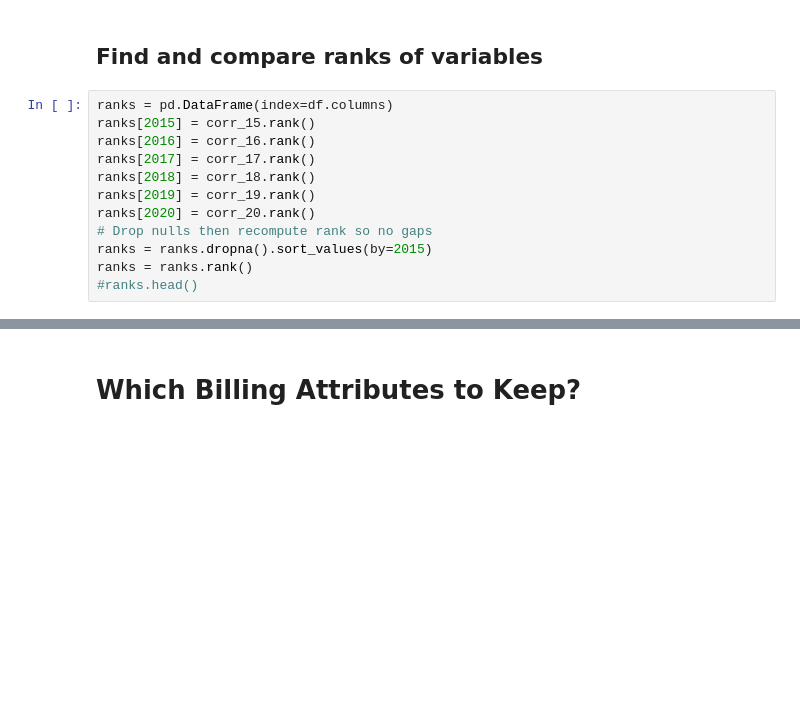
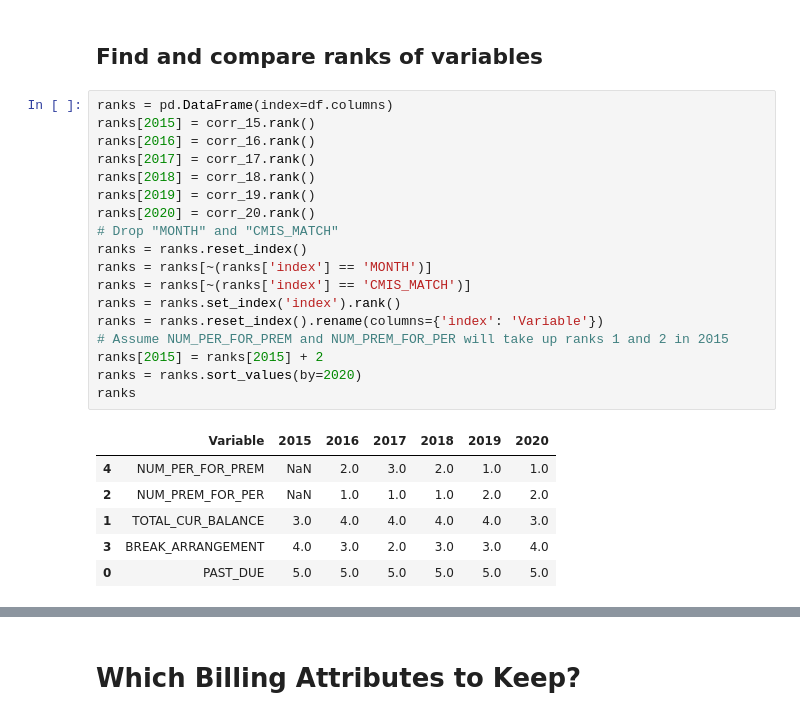
Before and after one commit to middlec000/SPA_predict_homelessness, a Jupyter notebook: Code/00_Data_Exploration.ipynb, the cells around one changed output, grey strips where cells are left out. Drawn from its saved outputs; the diff is of its cells as text; blank space fills up the shorter version.

```diff
--- a/Code/00_Data_Exploration.ipynb
+++ b/Code/00_Data_Exploration.ipynb
@@ -297,12 +330,25 @@ sns.scatterplot(data=events_by_time, x='ARREARSMONTH', y='SPA_PER_ID', hue='CMIS
 # %%
 ranks = pd.DataFrame(index=df.columns)
 ranks[2015] = corr_15.rank()
 ranks[2016] = corr_16.rank()
 ranks[2017] = corr_17.rank()
 ranks[2018] = corr_18.rank()
 ranks[2019] = corr_19.rank()
 ranks[2020] = corr_20.rank()
-# Drop nulls then recompute rank so no gaps
-ranks = ranks.dropna().sort_values(by=2015)
-ranks = ranks.rank()
-#ranks.head()
+# Drop "MONTH" and "CMIS_MATCH"
+ranks = ranks.reset_index()
+ranks = ranks[~(ranks['index'] == 'MONTH')]
+ranks = ranks[~(ranks['index'] == 'CMIS_MATCH')]
+ranks = ranks.set_index('index').rank()
+ranks = ranks.reset_index().rename(columns={'index': 'Variable'})
+# Assume NUM_PER_FOR_PREM and NUM_PREM_FOR_PER will take up ranks 1 and 2 in 2015
+ranks[2015] = ranks[2015] + 2
+ranks = ranks.sort_values(by=2020)
+ranks
+# %% [output]
+|  | Variable | 2015 | 2016 | 2017 | 2018 | 2019 | 2020 |
+| 4 | NUM_PER_FOR_PREM | NaN | 2.0 | 3.0 | 2.0 | 1.0 | 1.0 |
+| 2 | NUM_PREM_FOR_PER | NaN | 1.0 | 1.0 | 1.0 | 2.0 | 2.0 |
+| 1 | TOTAL_CUR_BALANCE | 3.0 | 4.0 | 4.0 | 4.0 | 4.0 | 3.0 |
+| 3 | BREAK_ARRANGEMENT | 4.0 | 3.0 | 2.0 | 3.0 | 3.0 | 4.0 |
+| 0 | PAST_DUE | 5.0 | 5.0 | 5.0 | 5.0 | 5.0 | 5.0 |
```
Also changed, not shown: parts of 9 cells of this notebook, 18 other files.
